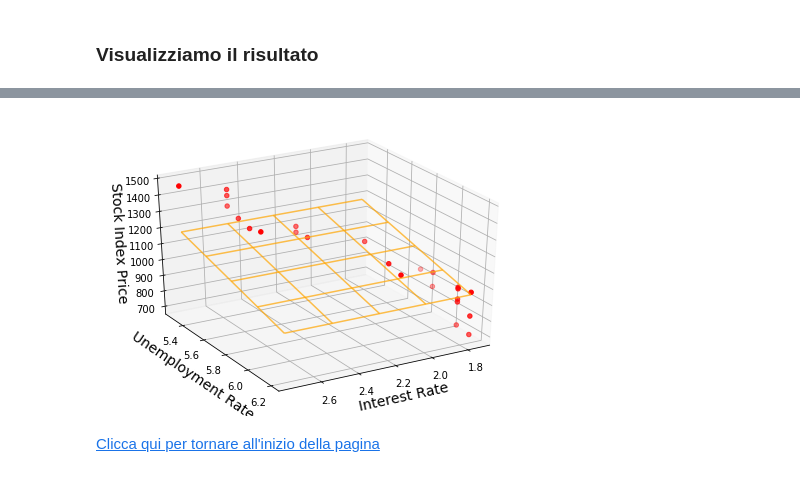
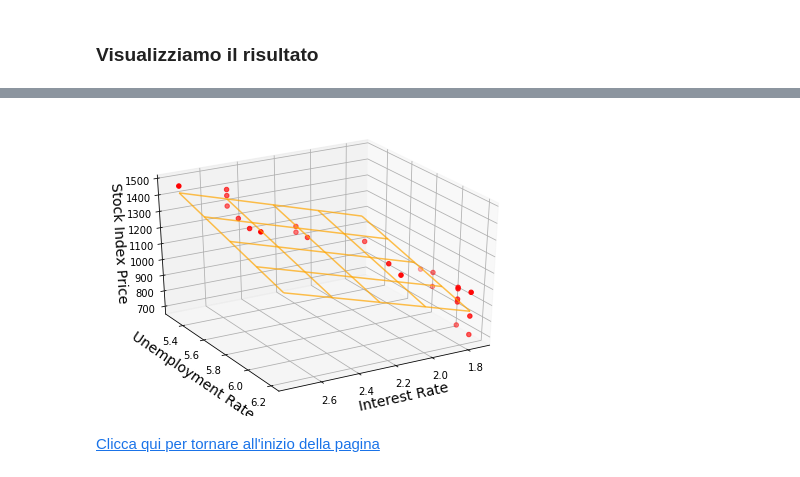
Before and after one commit to PietroDS/DataScience-HEP, a Jupyter notebook: Lezioni/Lezione 3.A - Regressione.ipynb, the cells around one changed output, grey strips where cells are left out. Cells and saved outputs as stored; diff of their text form; code cells hidden in the pictures.

```diff
--- a/Lezioni/Lezione 3.A - Regressione.ipynb
+++ b/Lezioni/Lezione 3.A - Regressione.ipynb
@@ -404,13 +404,9 @@ from sklearn.preprocessing import StandardScaler
 X = data[['Interest_Rate', 'Unemployment_Rate']]
 Y = data['Stock_Index_Price']
 
-ss = StandardScaler()
-X_std = ss.fit_transform(X)
-X_std = pd.DataFrame(X_std, columns=['Interest_Rate', 'Unemployment_Rate'])
-
-X_std = sm.add_constant(X_std) # adding a constant
-model = sm.OLS(Y, X_std).fit(normalize=True)
-Y_pred = model.predict(X_std)
+X = sm.add_constant(X) # adding a constant
+model = sm.OLS(Y, X).fit(normalize=True)
+Y_pred = model.predict(X)
 
 print("R2 model: %f" % r2_score(Y, Y_pred))
 # %% [output]
@@ -498,25 +440,25 @@ plt.show()
 # %%
 from mpl_toolkits.mplot3d import Axes3D
 
 fig = plt.figure()
 ax = Axes3D(fig)
 
 ax.scatter(data['Interest_Rate'], data['Unemployment_Rate'], data['Stock_Index_Price'], color='red')
 ax.set_xlabel('Interest Rate', fontsize=14)
 ax.set_ylabel('Unemployment Rate', fontsize=14)
 ax.set_zlabel('Stock Index Price', fontsize=14)
 
 x = np.linspace(data['Interest_Rate'].min(), data['Interest_Rate'].max(), 5)
 y = np.linspace(data['Unemployment_Rate'].min(), data['Unemployment_Rate'].max(), 5)
 x, y = np.meshgrid(x, y)
 
-z = model.params['const'] + model.params['Interest_Rate'] * ss.fit_transform(x) + model.params['Unemployment_Rate'] * ss.fit_transform(y)
+z = model.params['const'] + model.params['Interest_Rate'] * x + model.params['Unemployment_Rate'] * y
 z = z.reshape(x.shape)
 
 ax.view_init(30, 60)
 ax.plot_wireframe(x, y, z, color='orange', alpha=0.7)
 plt.show()
 # %% [output]
-[figure, old version]
+[figure, new version]
 # %% [markdown]
 [Clicca qui per tornare all'inizio della pagina](#start)<a id='start'></a>
```
Also changed, not shown: parts of 4 cells of this notebook.
